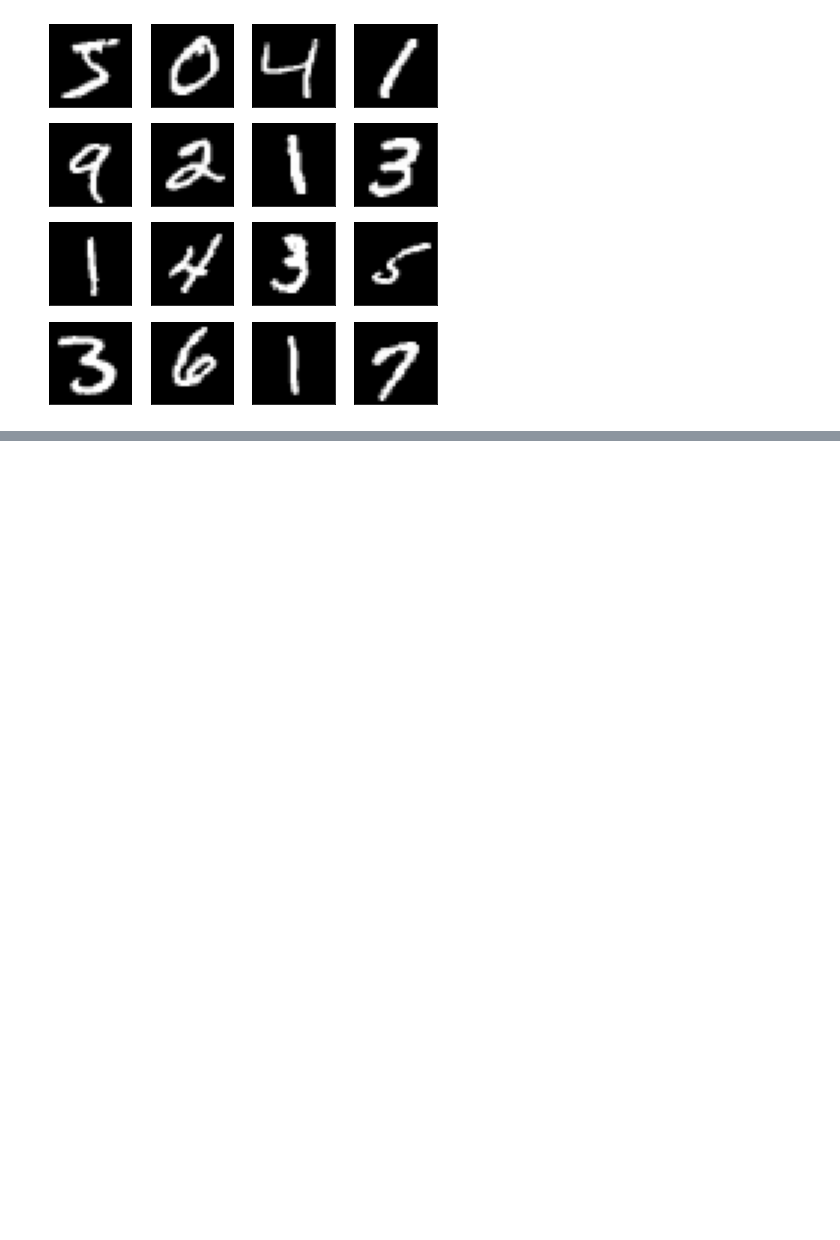
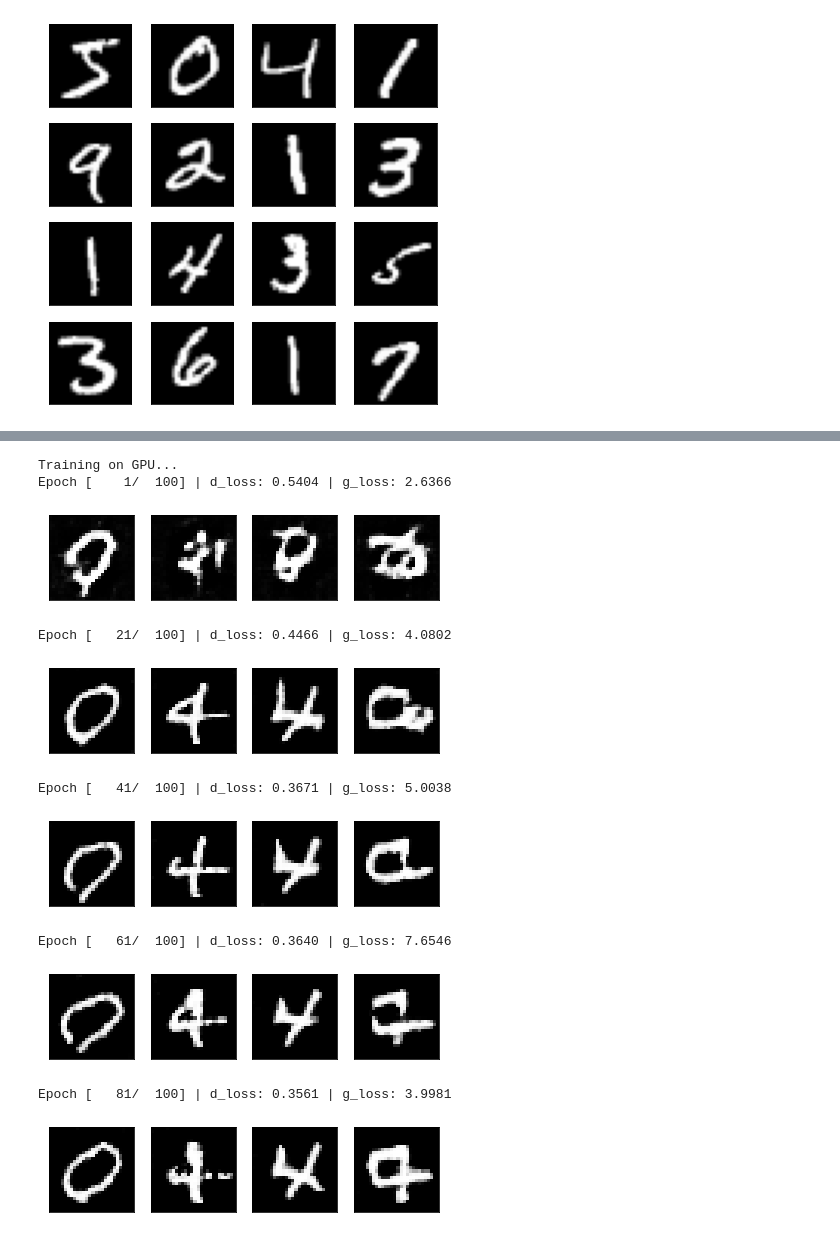
Before and after one commit to krejiba/gan-mnist-pytorch, a Jupyter notebook: gan-train.ipynb, the cells around one changed output, grey strips where cells are left out. Saved outputs shown, nothing was run; the diff lists cells and outputs as text; code cells hidden in the pictures; blank space fills up the shorter version.

```diff
--- a/gan-train.ipynb
+++ b/gan-train.ipynb
@@ -230,0 +293,53 @@ for ax, img in zip(axes.flatten(), generated_images):
+# %%
+class GeneratorDC(nn.Module):
+
+    def __init__(self, input_size=100, depth=32, output_size=28):
+        super(GeneratorDC, self).__init__()
+
+        # Fully-connected layer
+        self.fc = nn.Linear(input_size, depth*4*4*4)
+
+        # Transposed Convolutional layers
+        self.depth = depth
+        self.tconv1 = nn.ConvTranspose2d(depth*4, depth*2, 3, stride=2, padding=1, bias=False)
+        self.tconv2 = nn.ConvTranspose2d(depth*2, depth, 4, stride=2, padding=1, bias=False)
+        self.tconv3 = nn.ConvTranspose2d(depth, 1, 4, stride=2, padding=1, bias=False)
+
+        # Batch normalization
+        self.batch_norm1 = nn.BatchNorm2d(depth*2)
+        self.batch_norm2 = nn.BatchNorm2d(depth)
+
+
+    def forward(self, x):
+        x = self.fc(x)
+        x = x.view(-1, self.depth*4, 4, 4)
+        x = self.tconv1(x)
+        x = F.relu(self.batch_norm1(x))
+        x = self.tconv2(x)
+        x = F.relu(self.batch_norm2(x))
+        x = self.tconv3(x)
+        out = torch.tanh(x)
+        return out
+# %%
+dis = DiscriminatorDC(28, 32,  1)
+gen = GeneratorDC(100, 32, 28)
+# %%
+# Optimizers
+lr = 0.0002
+d_opt = optim.Adam(dis.parameters(), lr, [.5, .999])
+g_opt = optim.Adam(gen.parameters(), lr, [.5, .999])
+# %%
+EPOCHS = 100
+losses = train(train_loader, dis, gen, d_opt, g_opt, num_epochs=EPOCHS)
+# %% [output]
+Training on GPU...
+Epoch [    1/  100] | d_loss: 0.5404 | g_loss: 2.6366
+[figure, added]
+Epoch [   21/  100] | d_loss: 0.4466 | g_loss: 4.0802
+[figure, added]
+Epoch [   41/  100] | d_loss: 0.3671 | g_loss: 5.0038
+[figure, added]
+Epoch [   61/  100] | d_loss: 0.3640 | g_loss: 7.6546
+[figure, added]
+Epoch [   81/  100] | d_loss: 0.3561 | g_loss: 3.9981
+[figure, added]
```
Also changed, not shown: parts of 14 cells of this notebook.
